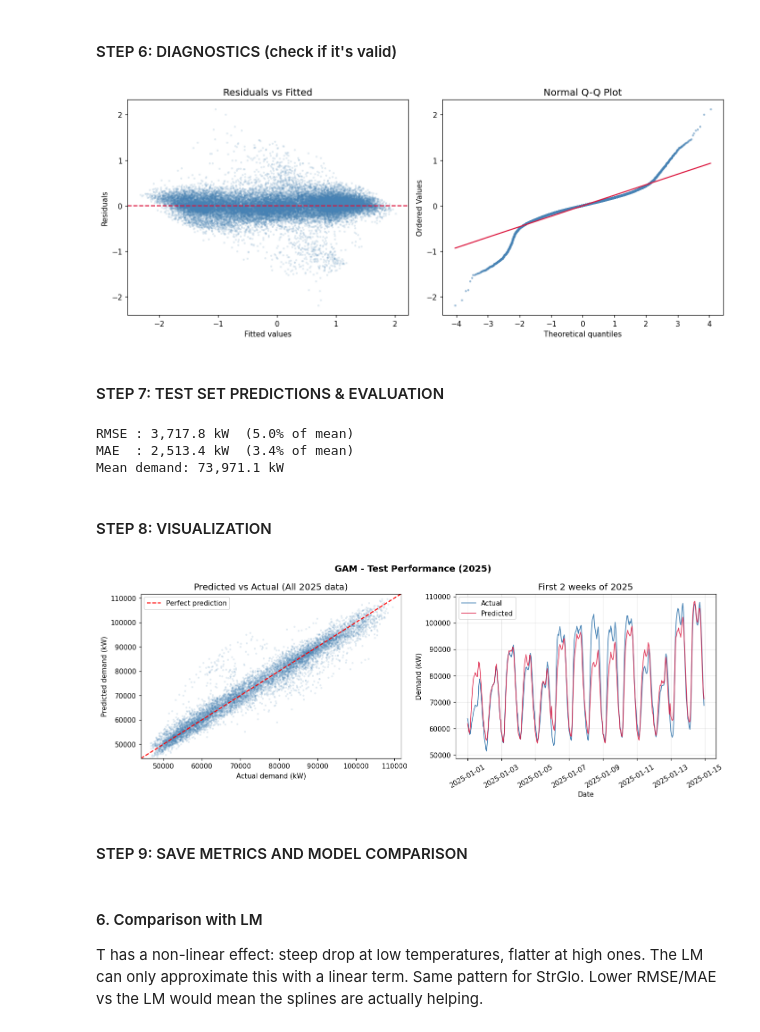
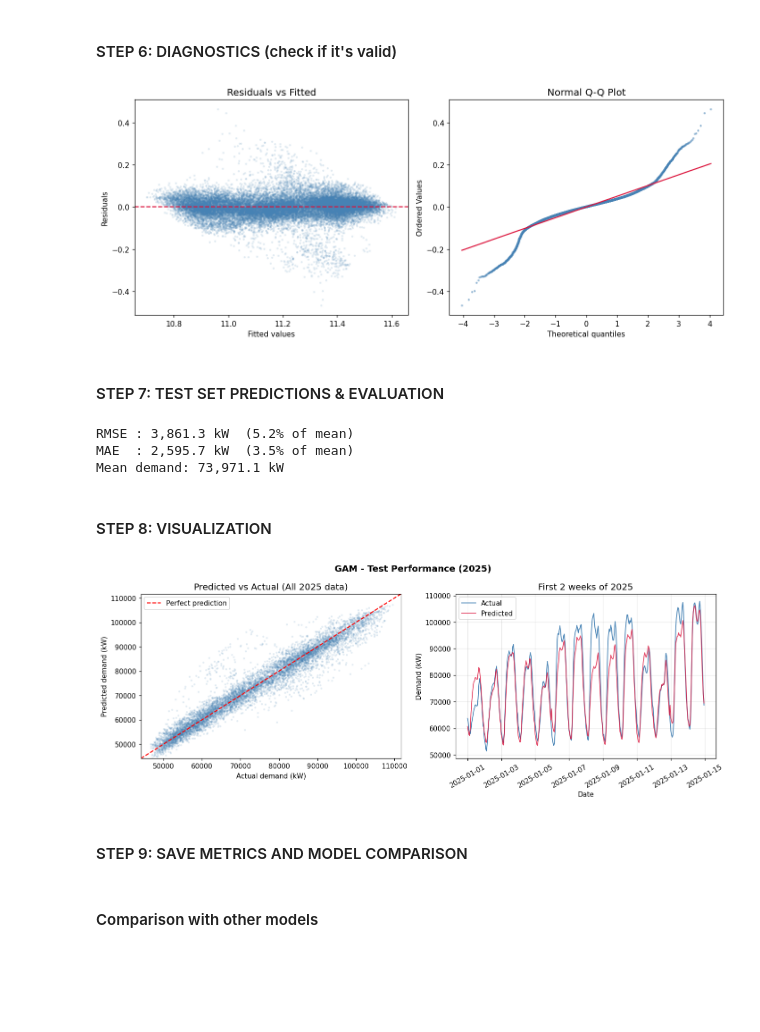
Before and after one commit to EllieTheAnalyst/ml1-electricity-demand-zurich, a Jupyter notebook: notebooks/05_gam.ipynb, the cells around one changed output. Cells and saved outputs as stored; diff of their text form; code cells hidden in the pictures; blank space fills up the shorter version.

```diff
--- a/notebooks/05_gam.ipynb
+++ b/notebooks/05_gam.ipynb
@@ -109,14 +109,17 @@ So all features are treated fairly, after scaling:
 ##### - Fair treatment for all features
 ##### - Better numerical stability for GAM optimization
 # %%
-#scale
+#indexes that need scaling
+cols_to_scale = [6, 7, 8, 9, 10]
+
+#Copies so we don't accidentally ruin the original ones
+X_train_scaled = X_train.copy()
+X_test_scaled = X_test.copy()
+
+#Scale
 scaler_X = StandardScaler()
-X_train_scaled = scaler_X.fit_transform(X_train)
-X_test_scaled = scaler_X.transform(X_test)
-
-scaler_y = StandardScaler()
-y_train_scaled = scaler_y.fit_transform(y_train.reshape(-1, 1)).ravel()
-y_test_scaled = scaler_y.transform(y_test.reshape(-1, 1)).ravel()
+X_train_scaled[:, cols_to_scale] = scaler_X.fit_transform(X_train[:, cols_to_scale])
+X_test_scaled[:, cols_to_scale] = scaler_X.transform(X_test[:, cols_to_scale])
 # %% [markdown]
 #### STEP 4: BUILD & TRAIN THE GAM MODEL
 ##### GCV Grid Search: Automatically find the best smooth parameter (lambda)
@@ -126,18 +129,18 @@ y_test_scaled = scaler_y.transform(y_test.reshape(-1, 1)).ravel()
 ##### - Best lambda: Balance between fit and smoothness
 # %%
 gam = GAM(
-    s(0) + s(1) +    # hour_sin, hour_cos (Index 0-1)
-    s(2) + s(3) +    # month_sin, month_cos (Index 2-3)
+    l(0) + l(1) +    # hour_sin, hour_cos (Index 0-1)
+    l(2) + l(3) +    # month_sin, month_cos (Index 2-3)
     f(4) + f(5) +    # dayofweek, is_weekend (Index 4-5) - categorical
     s(6) + s(7) +    # T (temp), Hr (humidity) (Index 6-7)
     s(8) +           # StrGlo (solar radiation) (Index 8)
     s(9) +          # demand_log_lag24 (Index )
     s(10)            # demand_log_lag168 (Index 10)
 )
-
-gam.gridsearch(X_train_scaled, y_train_scaled,
+gam.gridsearch(X_train_scaled, y_train,
                lam=np.logspace(-3, 3, 25), progress=False)
 
+print(gam.summary())
 print(f'Best λ (lambda): {gam.lam}')
 print(f'GCV score: {gam.statistics_["GCV"]:.6f}')
 print(f'R² (train): {gam.statistics_["pseudo_r2"]["explained_deviance"]:.4f}')
@@ -202,34 +227,33 @@ R² (test): 0.9427
 # %% [markdown]
 #### STEP 6: DIAGNOSTICS (check if it's valid)
 # %%
-fitted = gam.predict(X_train_scaled)
-residuals = y_train_scaled - fitted
+fitted    = gam.predict(X_train_scaled)
+residuals = y_train - fitted
 
 fig, axes = plt.subplots(1, 2, figsize=(12, 5))
 
 axes[0].scatter(fitted, residuals, alpha=0.1, s=4, color='steelblue')
 axes[0].axhline(0, color='crimson', lw=1.5, ls='--')
 axes[0].set_xlabel('Fitted values')
 axes[0].set_ylabel('Residuals')
 axes[0].set_title('Residuals vs Fitted')
 
 stats.probplot(residuals, dist='norm', plot=axes[1])
 axes[1].set_title('Normal Q-Q Plot')
 axes[1].get_lines()[0].set(markersize=2, alpha=0.4, color='steelblue')
 axes[1].get_lines()[1].set(color='crimson')
 
 plt.tight_layout()
 plt.savefig('../outputs/figures/05_gam/05_14_gam_diagnostics.png', bbox_inches='tight')
 plt.show()
 # %% [output]
-[figure, old version]
+[figure, new version]
 # %% [markdown]
 #### STEP 7: TEST SET PREDICTIONS & EVALUATION
 # %%
-y_pred_log_scaled = gam.predict(X_test_scaled)
-y_pred_log = scaler_y.inverse_transform(y_pred_log_scaled.reshape(-1, 1)).ravel()
-y_pred     = np.exp(y_pred_log)
-y_actual   = np.exp(y_test)
+y_pred_log = gam.predict(X_test_scaled)
+y_pred = np.exp(y_pred_log)
+y_actual = np.exp(y_test)
 
 rmse = np.sqrt(mean_squared_error(y_actual, y_pred))
 mae = mean_absolute_error(y_actual, y_pred)
@@ -238,8 +262,8 @@ print(f'RMSE : {rmse:,.1f} kW  ({rmse / y_actual.mean() * 100:.1f}% of mean)')
 print(f'MAE  : {mae:,.1f} kW  ({mae  / y_actual.mean() * 100:.1f}% of mean)')
 print(f'Mean demand: {y_actual.mean():,.1f} kW')
 # %% [output]
-RMSE : 3,717.8 kW  (5.0% of mean)
-MAE  : 2,513.4 kW  (3.4% of mean)
+RMSE : 3,861.3 kW  (5.2% of mean)
+MAE  : 2,595.7 kW  (3.5% of mean)
 Mean demand: 73,971.1 kW
 # %% [markdown]
 #### STEP 8: VISUALIZATION
@@ -257,14 +281,13 @@ axes[0].set_ylabel('Predicted demand (kW)')
 axes[0].set_title('Predicted vs Actual (All 2025 data)')
 axes[0].legend()
 
-#First 2 weeks of 2025, same window as the LM for visual comparison (scaled)
+# First 2 weeks of 2025, for visual comparison
 two_weeks = test.iloc[:24*14]
 y_tw_actual = np.exp(two_weeks['demand_log'].values)
 
-# Scale the two-week test data properly
-two_weeks_scaled = scaler_X.transform(two_weeks[FEATURES].values)
-y_tw_pred_scaled = gam.predict(two_weeks_scaled)
-y_tw_pred_log = scaler_y.inverse_transform(y_tw_pred_scaled.reshape(-1, 1)).ravel()
+two_weeks_scaled = X_test_scaled[:24*14]
+
+y_tw_pred_log = gam.predict(two_weeks_scaled)
 y_tw_pred = np.exp(y_tw_pred_log)
 
 axes[1].plot(two_weeks.index, y_tw_actual, lw=1.2, label='Actual', color='steelblue')
@@ -281,15 +304,11 @@ plt.tight_layout()
 plt.savefig('../outputs/figures/05_gam/05_15_gam_pred_vs_actual.png', bbox_inches='tight')
 plt.show()
 # %% [output]
-[figure, old version]
+[figure, new version]
 # %% [markdown]
 #### STEP 9: SAVE METRICS AND MODEL COMPARISON
 # %% [markdown]
-#### 6. Comparison with LM
-
-T has a non-linear effect: steep drop at low temperatures, flatter at high ones.
-The LM can only approximate this with a linear term. Same pattern for StrGlo.
-Lower RMSE/MAE vs the LM would mean the splines are actually helping.
+#### Comparison with other models
 # %%
 new_row = pd.DataFrame([{
     'model':    'GAM',
```
Also changed, not shown: parts of 6 cells of this notebook.
